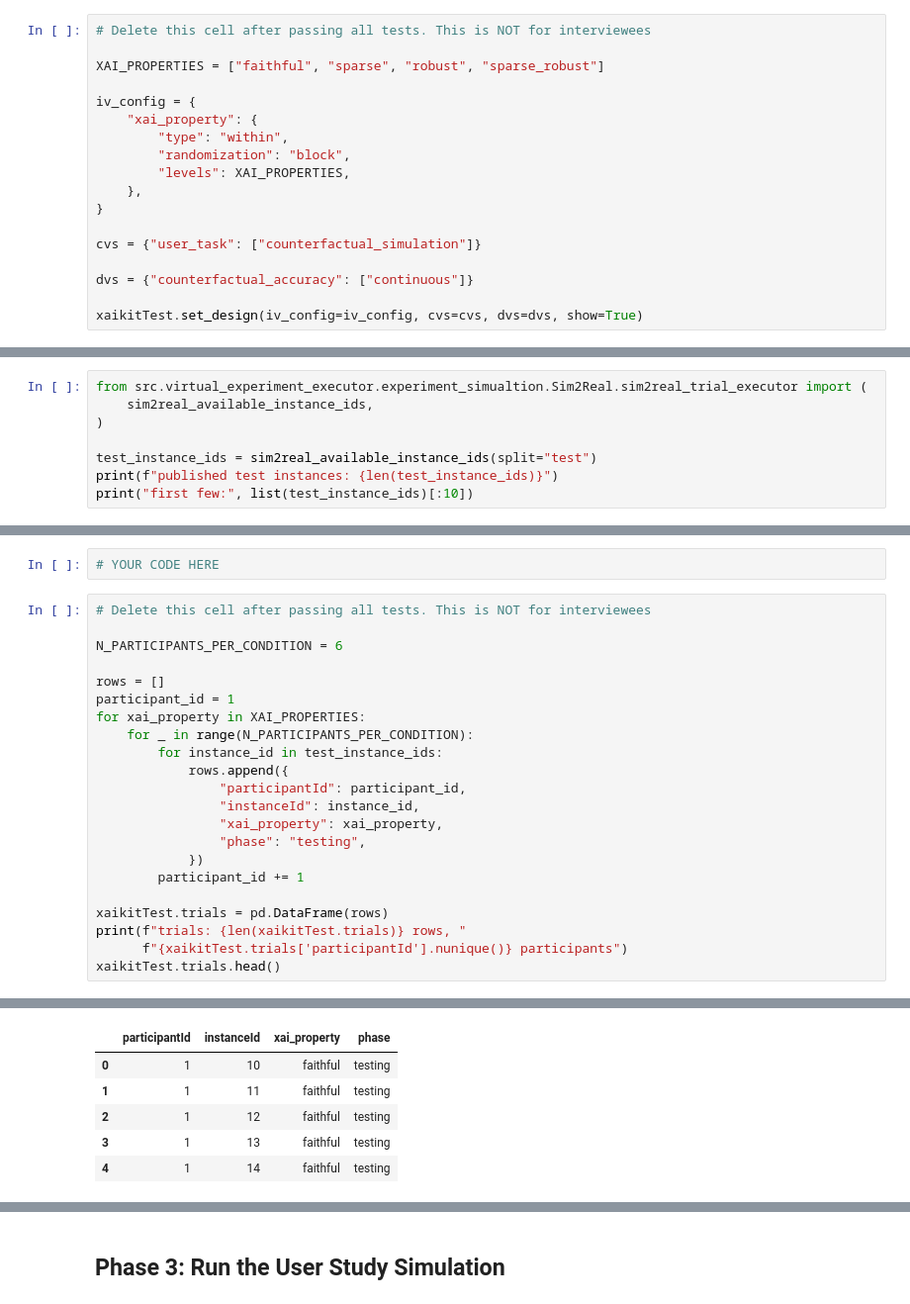
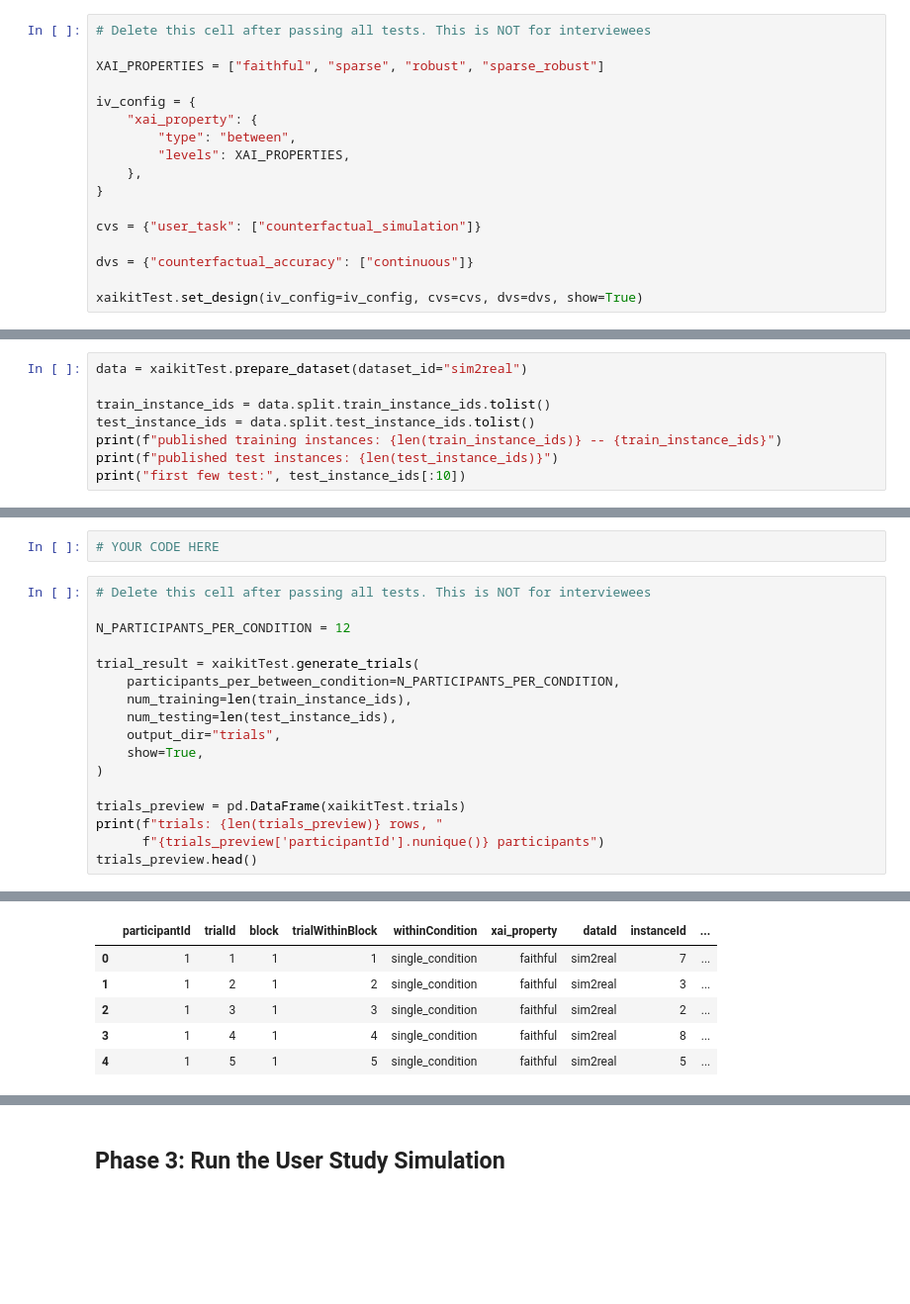
Before and after one commit to Lucas1213WZY/xaikit-test-api, a Jupyter notebook: tutorials/sim2real_workflow_tutorial.ipynb, the cells around one changed output, grey strips where cells are left out. Shown at 99% size. Drawn from its saved outputs; the diff is of its cells as text; blank space fills up the shorter version.

```diff
--- a/tutorials/sim2real_workflow_tutorial.ipynb
+++ b/tutorials/sim2real_workflow_tutorial.ipynb
@@ -138,8 +142,7 @@ XAI_PROPERTIES = ["faithful", "sparse", "robust", "sparse_robust"]
 
 iv_config = {
     "xai_property": {
-        "type": "within",
-        "randomization": "block",
+        "type": "between",
         "levels": XAI_PROPERTIES,
     },
 }
@@ -188,11 +196,11 @@ corpus, loaded by the runner itself.
 
 Run the cell below to see what the corpus actually offers.
 # %%
-from src.virtual_experiment_executor.experiment_simualtion.Sim2Real.sim2real_trial_executor import (
-    sim2real_available_instance_ids,
-)
+data = xaikitTest.prepare_dataset(dataset_id="sim2real")
 
-test_instance_ids = sim2real_available_instance_ids(split="test")
+train_instance_ids = data.split.train_instance_ids.tolist()
+test_instance_ids = data.split.test_instance_ids.tolist()
+print(f"published training instances: {len(train_instance_ids)} -- {train_instance_ids}")
 print(f"published test instances: {len(test_instance_ids)}")
-print("first few:", list(test_instance_ids)[:10])
+print("first few test:", test_instance_ids[:10])
 # %% [output]
@@ -231,23 +262,18 @@ instance, all in the `testing` phase. Assign the result to `xaikitTest.trials`.
 # %%
 # Delete this cell after passing all tests. This is NOT for interviewees
 
-N_PARTICIPANTS_PER_CONDITION = 6
+N_PARTICIPANTS_PER_CONDITION = 12
 
-rows = []
-participant_id = 1
-for xai_property in XAI_PROPERTIES:
-    for _ in range(N_PARTICIPANTS_PER_CONDITION):
-        for instance_id in test_instance_ids:
-            rows.append({
-                "participantId": participant_id,
-                "instanceId": instance_id,
-                "xai_property": xai_property,
-                "phase": "testing",
-            })
-        participant_id += 1
+trial_result = xaikitTest.generate_trials(
+    participants_per_between_condition=N_PARTICIPANTS_PER_CONDITION,
+    num_training=len(train_instance_ids),
+    num_testing=len(test_instance_ids),
+    output_dir="trials",
+    show=True,
+)
 
-xaikitTest.trials = pd.DataFrame(rows)
-print(f"trials: {len(xaikitTest.trials)} rows, "
-      f"{xaikitTest.trials['participantId'].nunique()} participants")
-xaikitTest.trials.head()
+trials_preview = pd.DataFrame(xaikitTest.trials)
+print(f"trials: {len(trials_preview)} rows, "
+      f"{trials_preview['participantId'].nunique()} participants")
+trials_preview.head()
 # %% [output]
@@ -255,9 +297,9 @@ trials: 696 rows, 24 participants
-|  | participantId | instanceId | xai_property | phase |
-| 0 | 1 | 10 | faithful | testing |
-| 1 | 1 | 11 | faithful | testing |
-| 2 | 1 | 12 | faithful | testing |
-| 3 | 1 | 13 | faithful | testing |
-| 4 | 1 | 14 | faithful | testing |
+|  | participantId | trialId | block | trialWithinBlock | withinCondition | xai_property | dataId | instanceId | ... |
+| 0 | 1 | 1 | 1 | 1 | single_condition | faithful | sim2real | 7 | ... |
+| 1 | 1 | 2 | 1 | 2 | single_condition | faithful | sim2real | 3 | ... |
+| 2 | 1 | 3 | 1 | 3 | single_condition | faithful | sim2real | 2 | ... |
+| 3 | 1 | 4 | 1 | 4 | single_condition | faithful | sim2real | 8 | ... |
+| 4 | 1 | 5 | 1 | 5 | single_condition | faithful | sim2real | 5 | ... |
 # %% [markdown]
 <details>
 <summary>Click here to see the correct code</summary>
```
Also changed, not shown: parts of 21 cells of this notebook, 39 other files.
